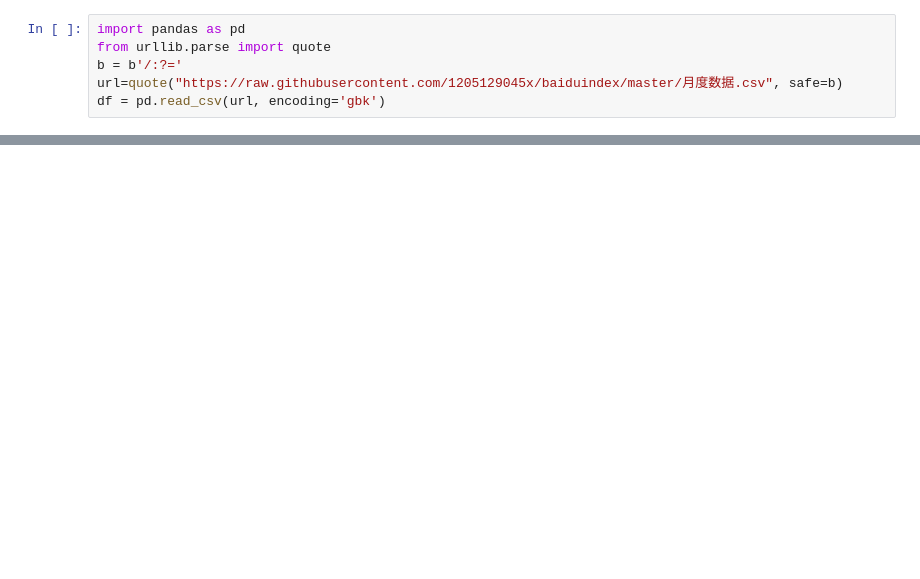
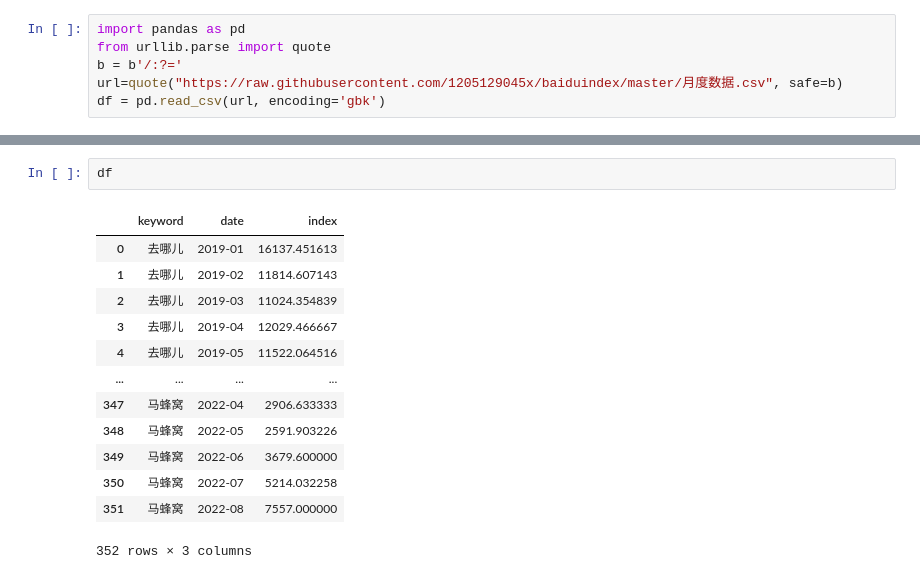
Before and after one commit to 1205129045x/baiduindex, a Jupyter notebook: 未命名.ipynb, the cells around one changed output, grey strips where cells are left out. Saved outputs shown, nothing was run; the diff lists cells and outputs as text; blank space fills up the shorter version.

```diff
--- a/未命名.ipynb
+++ b/未命名.ipynb
@@ -63,0 +42,16 @@ data
+# %%
+df
+# %% [output]
+|  | keyword | date | index |
+| 0 | 去哪儿 | 2019-01 | 16137.451613 |
+| 1 | 去哪儿 | 2019-02 | 11814.607143 |
+| 2 | 去哪儿 | 2019-03 | 11024.354839 |
+| 3 | 去哪儿 | 2019-04 | 12029.466667 |
+| 4 | 去哪儿 | 2019-05 | 11522.064516 |
+| ... | ... | ... | ... |
+| 347 | 马蜂窝 | 2022-04 | 2906.633333 |
+| 348 | 马蜂窝 | 2022-05 | 2591.903226 |
+| 349 | 马蜂窝 | 2022-06 | 3679.600000 |
+| 350 | 马蜂窝 | 2022-07 | 5214.032258 |
+| 351 | 马蜂窝 | 2022-08 | 7557.000000 |
+352 rows × 3 columns
```
Also changed, not shown: parts of 18 cells of this notebook, 3 other files.
